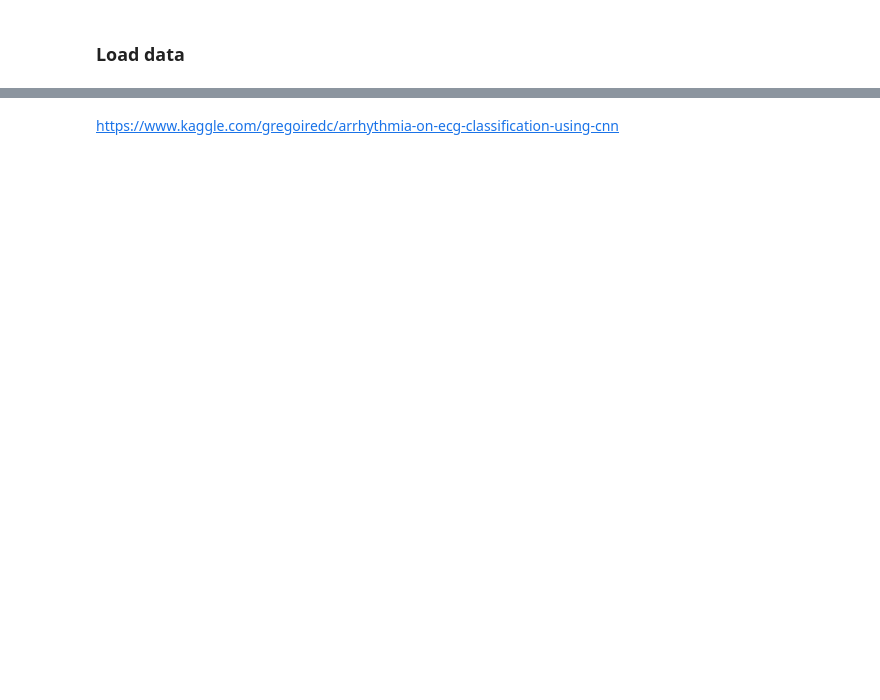
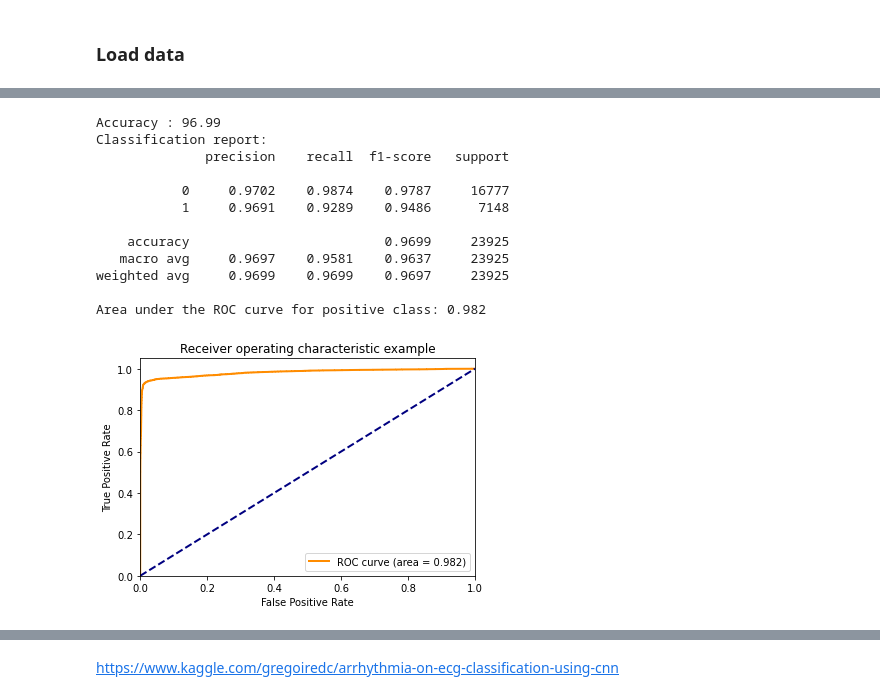
Before and after one commit to hasibzunair/heart-abnormality-detection, a Jupyter notebook: notebooks/train_1D.ipynb, the cells around one changed output, grey strips where cells are left out. Cells and saved outputs as stored; diff of their text form; code cells hidden in the pictures; blank space fills up the shorter version.

```diff
--- a/notebooks/train_1D.ipynb
+++ b/notebooks/train_1D.ipynb
@@ -20,6 +23,10 @@ y_val = data['name4']
 x_test = data['name5']
 y_test = data['name6']
 
+y_train = keras.utils.to_categorical(y_train, 2)
+y_val = keras.utils.to_categorical(y_val, 2)
+y_test = keras.utils.to_categorical(y_test, 2)
+
 print(x_train.shape, y_train.shape)
 print(x_val.shape, y_val.shape)
 print(x_test.shape, y_test.shape)
@@ -38,9 +43,9 @@ from keras.utils import to_categorical
 model = Sequential()
 model.add(Dense(32, activation = 'relu', input_dim = x_train.shape[1]))
 model.add(Dropout(rate = 0.25))
-model.add(Dense(1, activation = 'sigmoid'))
+model.add(Dense(2, activation = 'softmax'))
 
-# compile the model - use categorical crossentropy, and the adam optimizer
+# compile the model
 model.compile(loss='binary_crossentropy',
                 optimizer = 'adam',
                 metrics = ['accuracy'])
@@ -157,0 +98,2 @@ prevalence:0.259
+# %%
+y_pred = model.predict(x_val,verbose = 1)
@@ -157,0 +158,16 @@ prevalence:0.259
+# %%
+show_results(y_val, y_pred)
+# %% [output]
+Accuracy : 96.99
+Classification report:
+              precision    recall  f1-score   support
+
+           0     0.9702    0.9874    0.9787     16777
+           1     0.9691    0.9289    0.9486      7148
+
+    accuracy                         0.9699     23925
+   macro avg     0.9697    0.9581    0.9637     23925
+weighted avg     0.9699    0.9699    0.9697     23925
+
+Area under the ROC curve for positive class: 0.982
+[figure, added]
```
Also changed, not shown: parts of 26 cells of this notebook, 1 other file.
